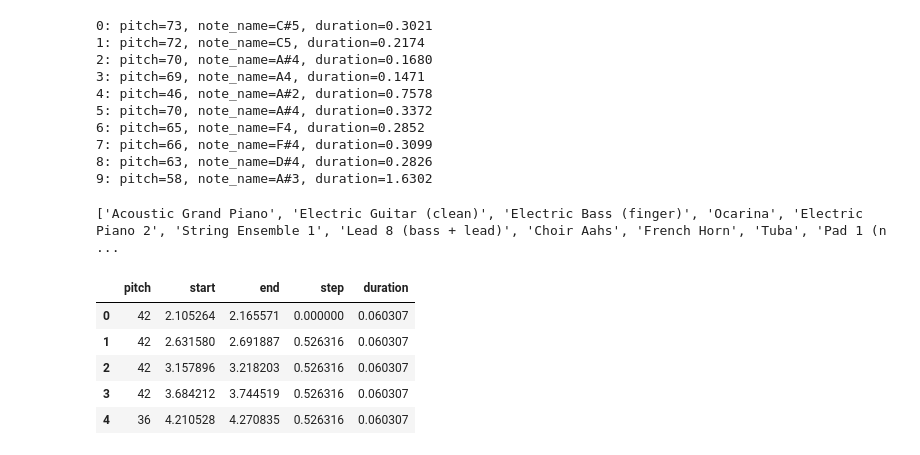
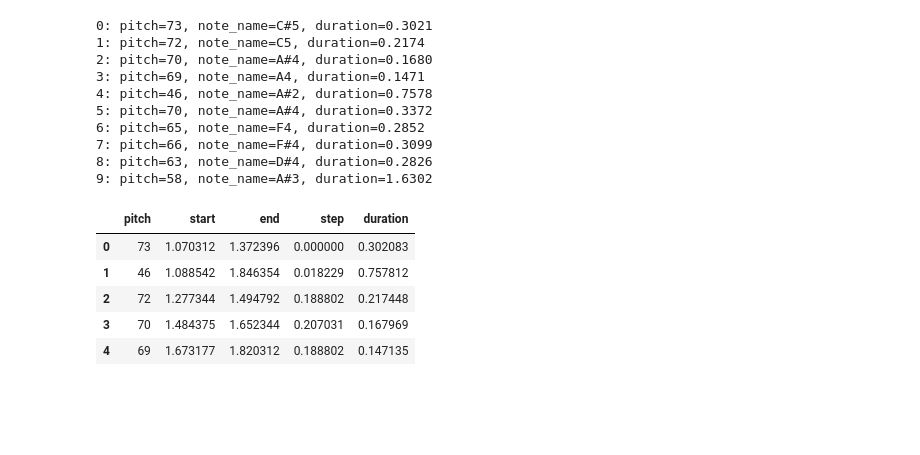
Before and after one commit to TombCrawler/myMusicGen, a Jupyter notebook: synthAi.ipynb, the cells around one changed output. Saved outputs shown, nothing was run; the diff lists cells and outputs as text; code cells hidden in the pictures; blank space fills up the shorter version.

```diff
--- a/synthAi.ipynb
+++ b/synthAi.ipynb
@@ -140,15 +124,34 @@ def midi_to_notes(midi_file: str) -> pd.DataFrame:
+# %%
+def midi_to_notes(midi_file: str) -> pd.DataFrame:
+  pm = pretty_midi.PrettyMIDI(midi_file)
+  instrument = pm.instruments[0]
+  notes = collections.defaultdict(list)
+
+  # Sort the notes by start time
+  sorted_notes = sorted(instrument.notes, key=lambda note: note.start)
+  prev_start = sorted_notes[0].start
+
+  for note in sorted_notes:
+    start = note.start
+    end = note.end
+    notes['pitch'].append(note.pitch)
+    notes['start'].append(start)
+    notes['end'].append(end)
+    notes['step'].append(start - prev_start)
+    notes['duration'].append(end - start)
+    prev_start = start
+
+  return pd.DataFrame({name: np.array(value) for name, value in notes.items()})
 # %%
-raw_notes, instrument_names_out = midi_to_notes(sample_file)
-print(instrument_names_out)
+raw_notes = midi_to_notes(sample_file)
 raw_notes.head()
 # %% [output]
-['Acoustic Grand Piano', 'Electric Guitar (clean)', 'Electric Bass (finger)', 'Ocarina', 'Electric Piano 2', 'String Ensemble 1', 'Lead 8 (bass + lead)', 'Choir Aahs', 'French Horn', 'Tuba', 'Pad 1 (n ...
 |  | pitch | start | end | step | duration |
-| 0 | 42 | 2.105264 | 2.165571 | 0.000000 | 0.060307 |
-| 1 | 42 | 2.631580 | 2.691887 | 0.526316 | 0.060307 |
-| 2 | 42 | 3.157896 | 3.218203 | 0.526316 | 0.060307 |
-| 3 | 42 | 3.684212 | 3.744519 | 0.526316 | 0.060307 |
-| 4 | 36 | 4.210528 | 4.270835 | 0.526316 | 0.060307 |
+| 0 | 73 | 1.070312 | 1.372396 | 0.000000 | 0.302083 |
+| 1 | 46 | 1.088542 | 1.846354 | 0.018229 | 0.757812 |
+| 2 | 72 | 1.277344 | 1.494792 | 0.188802 | 0.217448 |
+| 3 | 70 | 1.484375 | 1.652344 | 0.207031 | 0.167969 |
+| 4 | 69 | 1.673177 | 1.820312 | 0.188802 | 0.147135 |
 # %%
 get_note_names = np.vectorize(pretty_midi.note_number_to_name)
 sample_note_names = get_note_names(raw_notes['pitch'])
```
Also changed, not shown: parts of 15 cells of this notebook.
